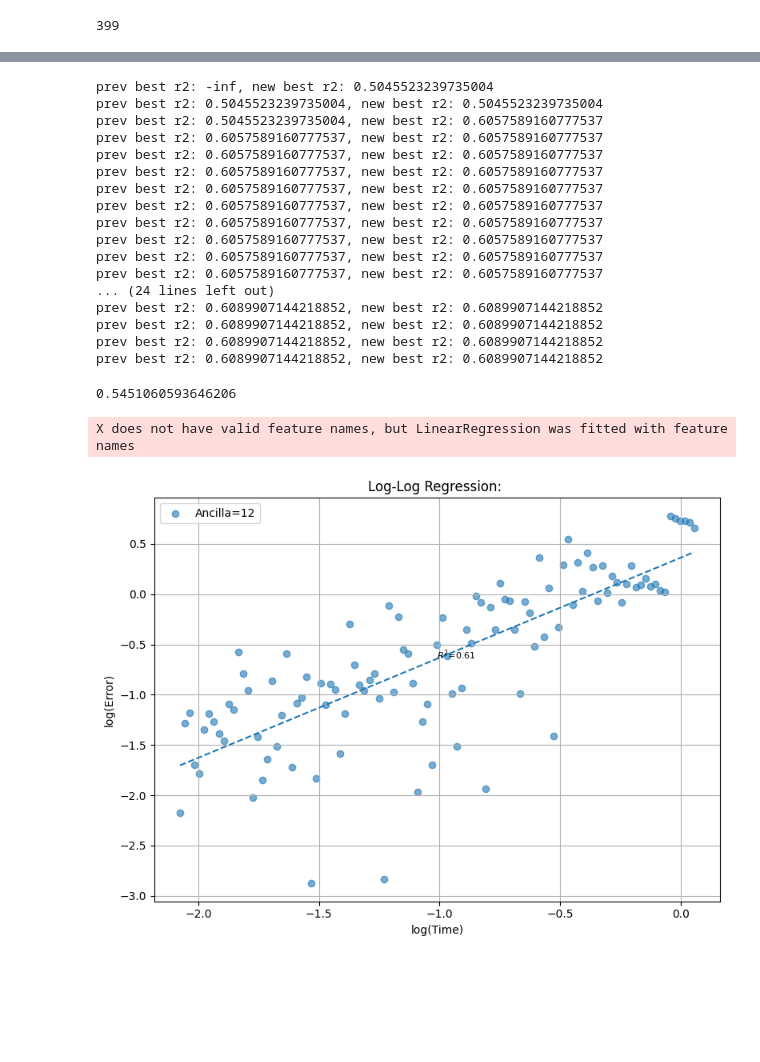
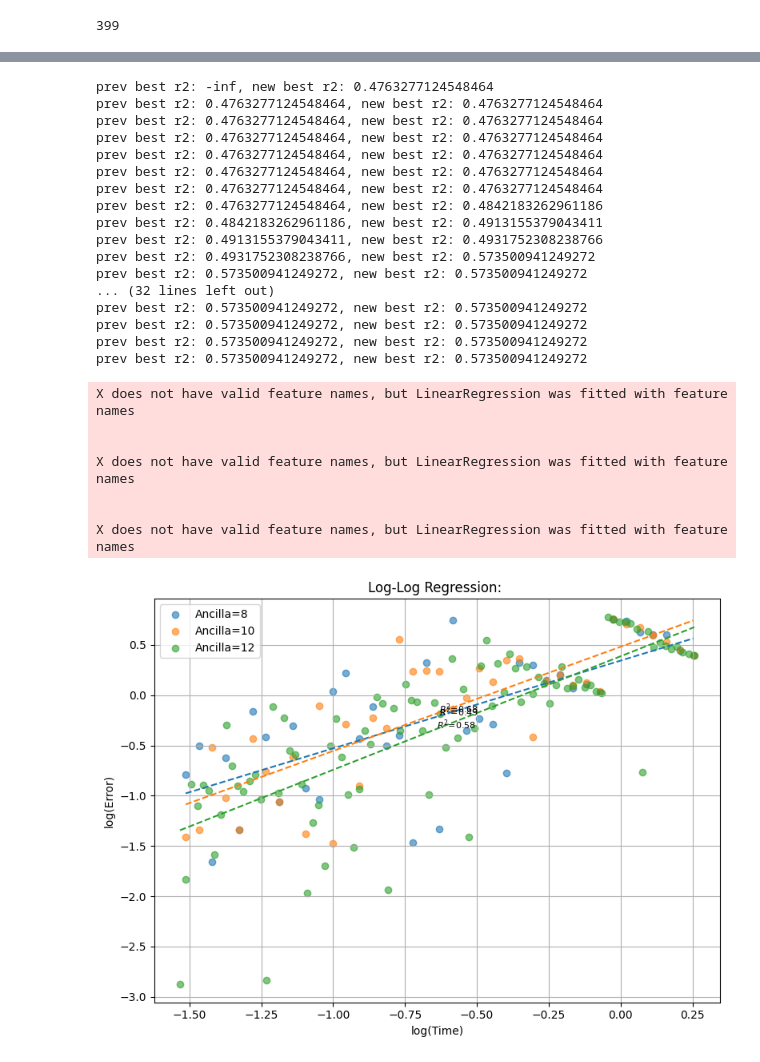
Before and after one commit to Rodri-rf/Quantum-Computing-Playground, a Jupyter notebook: sane_applications/qft_qpe/higher_throughput_parameter_sweep_results.ipynb, the cells around one changed output, grey strips where cells are left out. Saved outputs shown, nothing was run; the diff lists cells and outputs as text; code cells hidden in the pictures; blank space fills up the shorter version.

```diff
--- a/sane_applications/qft_qpe/higher_throughput_parameter_sweep_results.ipynb
+++ b/sane_applications/qft_qpe/higher_throughput_parameter_sweep_results.ipynb
@@ -25,7 +33,7 @@ def error_upper_bound_average_case(n, t: float, lam, N):
 
 
 def _get_info_box(df, true_eigenval):
-    alpha = df["Alpha"].iloc[0]
+    alpha = df["Alpha"].iloc[0] if "Alpha" in df.columns else "N/A"
     hamiltonian_type = df["type of Hamiltonian"].iloc[0] if "type of Hamiltonian" in df.columns else "N/A"
     seed = df["Seed"].iloc[0] if "Seed" in df.columns else "N/A"
 
@@ -376,3 +379,14 @@ plot_error_vs_time(
 )
 # %% [output]
 399
+# %%
+import ast
+df = pd.read_csv("qdrift_ising_model_sweep_ultimate_2025-06-19.csv")
+results = {}
+for i, row in df.iterrows():
+    n = row["Num Ancilla"]
+    t = row["Time"]
+    print(f"({n}, {t})")
+    results[(n, t)] = ast.literal_eval(row["Raw results"])
+
+len(results)
@@ -510,7 +580,7 @@ just_tryng_some_bs2_sorted = just_tryng_some_bs2.sort_values("Time").reset_index
 
 bestest_r2 = - np.inf
 
-for m in range(10, len(just_tryng_some_bs2)):
+for m in range(15, len(just_tryng_some_bs2)):
     best_df, best_r2, best_xy = search_with_df_projection(
         just_tryng_some_bs2_sorted,
         x_col="Log Time",
@@ -522,27 +592,33 @@ for m in range(10, len(just_tryng_some_bs2)):
         bestest_r2 = best_r2
         bestest_df = best_df
 # %% [output]
-prev best r2: -inf, new best r2: 0.5045523239735004
-prev best r2: 0.5045523239735004, new best r2: 0.5045523239735004
-prev best r2: 0.5045523239735004, new best r2: 0.6057589160777537
-prev best r2: 0.6057589160777537, new best r2: 0.6057589160777537
-prev best r2: 0.6057589160777537, new best r2: 0.6057589160777537
-prev best r2: 0.6057589160777537, new best r2: 0.6057589160777537
-prev best r2: 0.6057589160777537, new best r2: 0.6057589160777537
-prev best r2: 0.6057589160777537, new best r2: 0.6057589160777537
-prev best r2: 0.6057589160777537, new best r2: 0.6057589160777537
-prev best r2: 0.6057589160777537, new best r2: 0.6057589160777537
-prev best r2: 0.6057589160777537, new best r2: 0.6057589160777537
-prev best r2: 0.6057589160777537, new best r2: 0.6057589160777537
-... (24 lines left out)
-prev best r2: 0.6089907144218852, new best r2: 0.6089907144218852
-prev best r2: 0.6089907144218852, new best r2: 0.6089907144218852
-prev best r2: 0.6089907144218852, new best r2: 0.6089907144218852
-prev best r2: 0.6089907144218852, new best r2: 0.6089907144218852
+prev best r2: -inf, new best r2: 0.4763277124548464
+prev best r2: 0.4763277124548464, new best r2: 0.4763277124548464
+prev best r2: 0.4763277124548464, new best r2: 0.4763277124548464
+prev best r2: 0.4763277124548464, new best r2: 0.4763277124548464
+prev best r2: 0.4763277124548464, new best r2: 0.4763277124548464
+prev best r2: 0.4763277124548464, new best r2: 0.4763277124548464
+prev best r2: 0.4763277124548464, new best r2: 0.4763277124548464
+prev best r2: 0.4763277124548464, new best r2: 0.4842183262961186
+prev best r2: 0.4842183262961186, new best r2: 0.4913155379043411
+prev best r2: 0.4913155379043411, new best r2: 0.4931752308238766
+prev best r2: 0.4931752308238766, new best r2: 0.573500941249272
+prev best r2: 0.573500941249272, new best r2: 0.573500941249272
+... (32 lines left out)
+prev best r2: 0.573500941249272, new best r2: 0.573500941249272
+prev best r2: 0.573500941249272, new best r2: 0.573500941249272
+prev best r2: 0.573500941249272, new best r2: 0.573500941249272
+prev best r2: 0.573500941249272, new best r2: 0.573500941249272
-0.5451060593646206
 # %%
 loglog_error_vs_time_with_regression(bestest_df, "")
 loglog_error_vs_time(bestest_df, "", expected_eigenvalue)
+plot_error_vs_time(bestest_df, "",  true_eigenval=2.561249694973137)
 # %% [output]
 X does not have valid feature names, but LinearRegression was fitted with feature names
+
+
+X does not have valid feature names, but LinearRegression was fitted with feature names
+
+
+X does not have valid feature names, but LinearRegression was fitted with feature names
-[figure, old version]
+[figure, new version]
```
Also changed, not shown: parts of 9 cells of this notebook, 3 other files.
